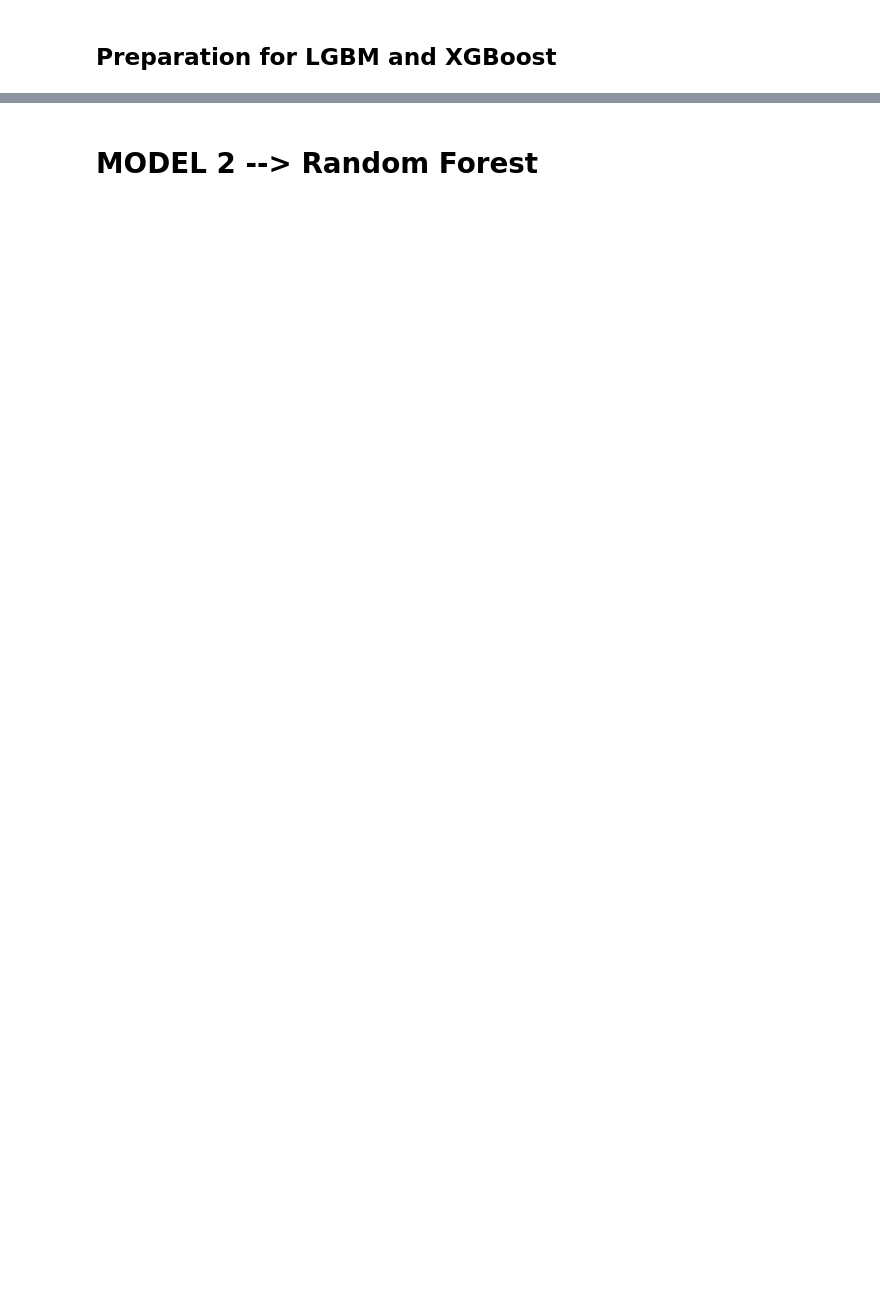
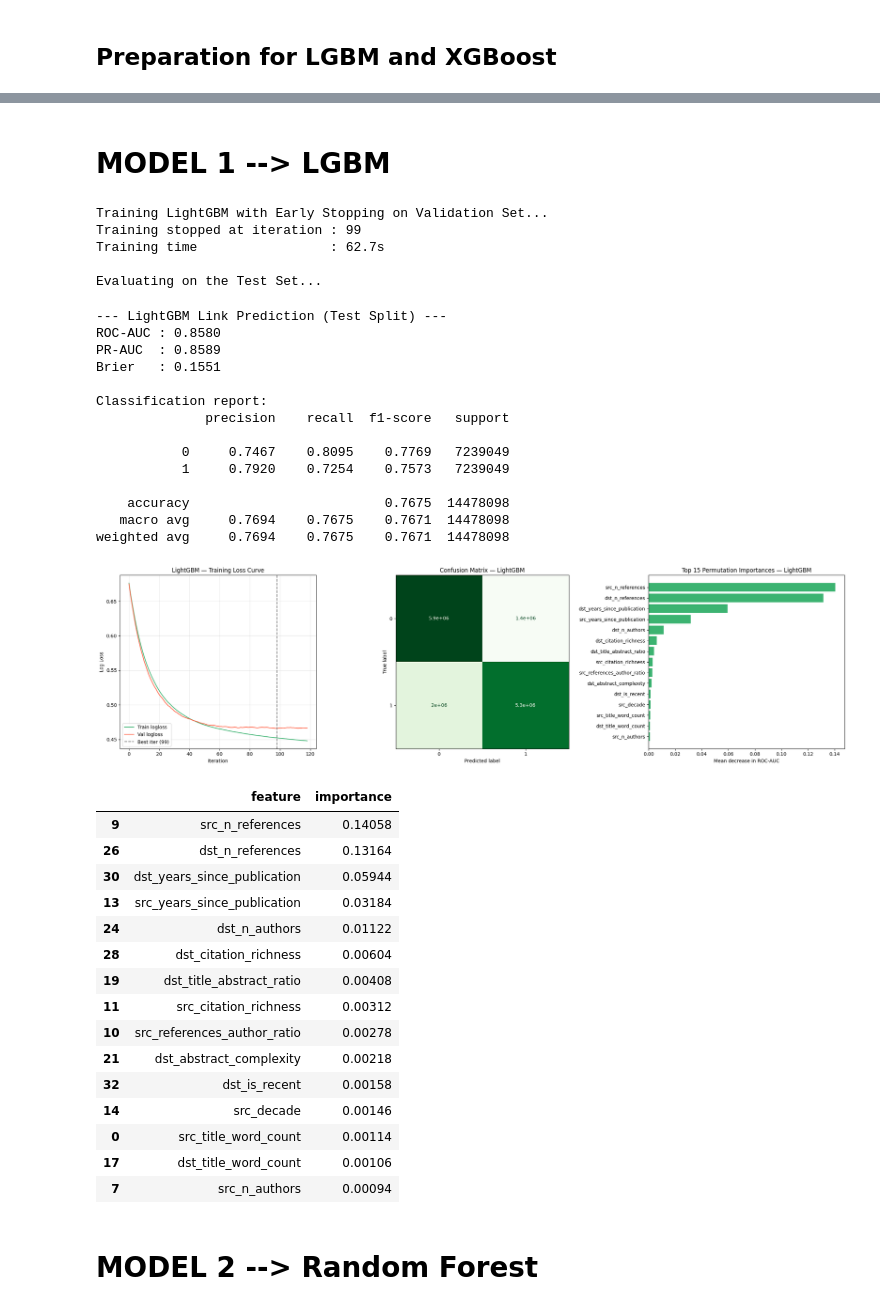
Before and after one commit to ManuCa93/data_project_3, a Jupyter notebook: notebook_def_fixed.ipynb, the cells around one changed output, grey strips where cells are left out. Saved outputs shown, nothing was run; the diff lists cells and outputs as text; code cells hidden in the pictures; blank space fills up the shorter version.

```diff
--- a/notebook_def_fixed.ipynb
+++ b/notebook_def_fixed.ipynb
@@ -2152,18 +2381,10 @@ print(f"  X_test  : {X_test_xgb.shape}  ← {test_pos.size(1):,} positives + {ne
+# %% [markdown]
+# MODEL 1 --> LGBM
 # %%
 import os
 os.environ['KMP_DUPLICATE_LIB_OK'] = 'True'
-import lightgbm as lgb
-import time
-from sklearn.metrics import (
-    roc_auc_score, average_precision_score, brier_score_loss,
-    classification_report, confusion_matrix, ConfusionMatrixDisplay,
-)
 
-assert 'X_train_xgb' in dir(), "Esegui prima la cella di costruzione dei dati (sezioni 0-4)!"
-
-# ╔══════════════════════════════════════════════════════════════════════════╗
-# ║                    LIGHTGBM — LINK PREDICTION                            ║
-# ╚══════════════════════════════════════════════════════════════════════════╝
+# LIGHTGBM — LINK PREDICTION
 
 print("Training LightGBM with Early Stopping on Validation Set...")
 scale_pos_weight_lgbm = (y_train_xgb == 0).sum() / max((y_train_xgb == 1).sum(), 1)
@@ -2186,7 +2407,7 @@ lgbm_model = lgb.LGBMClassifier(
     verbose=-1,
 )
 
-# Callback per salvare la loss durante il training
+# Callback to save the loss during training
 lgbm_evals_result = {}
 
 t0 = time.time()
@@ -2205,7 +2426,7 @@ print(f"Training stopped at iteration : {lgbm_model.best_iteration_}")
 print(f"Training time                 : {lgbm_train_time:.1f}s")
 
 
-# --- Evaluation ---
+# Evaluation
 print("\nEvaluating on the Test Set...")
 lgbm_probs = lgbm_model.predict_proba(X_test_xgb)[:, 1]
 lgbm_preds = (lgbm_probs >= 0.5).astype(int)
@@ -2218,7 +2439,7 @@ print("\nClassification report:")
 print(classification_report(y_test_xgb, lgbm_preds, digits=4))
 
 
-# --- Plot: Loss curve + Confusion Matrix + Feature Importance ---
+# Plot: Loss curve + Confusion Matrix + Feature Importance
 fig, axes = plt.subplots(1, 3, figsize=(22, 6))
 
 # Subplot 1: Loss curve
@@ -2232,34 +2453,70 @@ axes[0].set_ylabel("Log Loss")
 axes[0].set_title("LightGBM — Training Loss Curve")
 axes[0].legend()
 axes[0].grid(True, alpha=0.3)
 
 # Subplot 2: Confusion Matrix
 cm_lgbm = confusion_matrix(y_test_xgb, lgbm_preds)
 ConfusionMatrixDisplay(confusion_matrix=cm_lgbm).plot(cmap="Greens", ax=axes[1], colorbar=False)
 axes[1].set_title("Confusion Matrix — LightGBM")
 
 # Subplot 3: Permutation importance
-from sklearn.inspection import permutation_importance
 N_IMP = min(5000, len(X_test_xgb))
 idx_imp = np.random.default_rng(42).choice(len(X_test_xgb), N_IMP, replace=False)
 lgbm_perm = permutation_importance(
     lgbm_model, X_test_xgb[idx_imp], y_test_xgb[idx_imp],
     n_repeats=10, random_state=42, n_jobs=-1
 )
 lgbm_importance_df = pd.DataFrame({
     "feature": feature_names_xgb,
     "importance": lgbm_perm.importances_mean,
 }).sort_values("importance", ascending=False).head(15)
 
 axes[2].barh(lgbm_importance_df["feature"][::-1], lgbm_importance_df["importance"][::-1], color="mediumseagreen")
 axes[2].set_title("Top 15 Permutation Importances — LightGBM")
 axes[2].set_xlabel("Mean decrease in ROC-AUC")
 
 
 plt.tight_layout()
 plt.show()
 
 display(lgbm_importance_df.head(15))
+# %% [output]
+Training LightGBM with Early Stopping on Validation Set...
+Training stopped at iteration : 99
+Training time                 : 62.7s
+
+Evaluating on the Test Set...
+--- LightGBM Link Prediction (Test Split) ---
+ROC-AUC : 0.8580
+PR-AUC  : 0.8589
+Brier   : 0.1551
+
+Classification report:
+              precision    recall  f1-score   support
+
+           0     0.7467    0.8095    0.7769   7239049
+           1     0.7920    0.7254    0.7573   7239049
+
+    accuracy                         0.7675  14478098
+   macro avg     0.7694    0.7675    0.7671  14478098
+weighted avg     0.7694    0.7675    0.7671  14478098
+[figure, added]
+|  | feature | importance |
+| 9 | src_n_references | 0.14058 |
+| 26 | dst_n_references | 0.13164 |
+| 30 | dst_years_since_publication | 0.05944 |
+| 13 | src_years_since_publication | 0.03184 |
+| 24 | dst_n_authors | 0.01122 |
+| 28 | dst_citation_richness | 0.00604 |
+| 19 | dst_title_abstract_ratio | 0.00408 |
+| 11 | src_citation_richness | 0.00312 |
+| 10 | src_references_author_ratio | 0.00278 |
+| 21 | dst_abstract_complexity | 0.00218 |
+| 32 | dst_is_recent | 0.00158 |
+| 14 | src_decade | 0.00146 |
+| 0 | src_title_word_count | 0.00114 |
+| 17 | dst_title_word_count | 0.00106 |
+| 7 | src_n_authors | 0.00094 |
 # %% [markdown]
 # MODEL 2 --> Random Forest
 # %%
```
Also changed, not shown: parts of 75 cells of this notebook.
